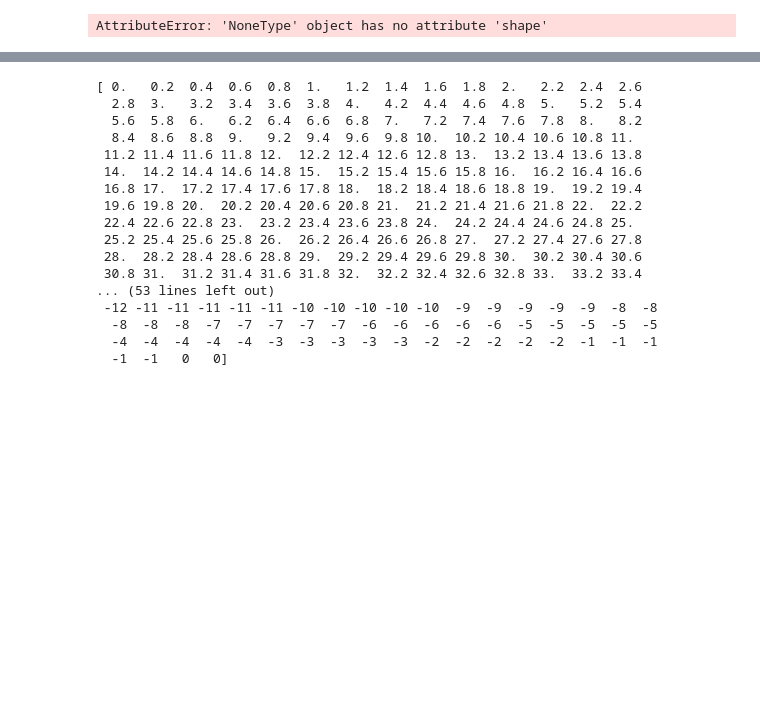
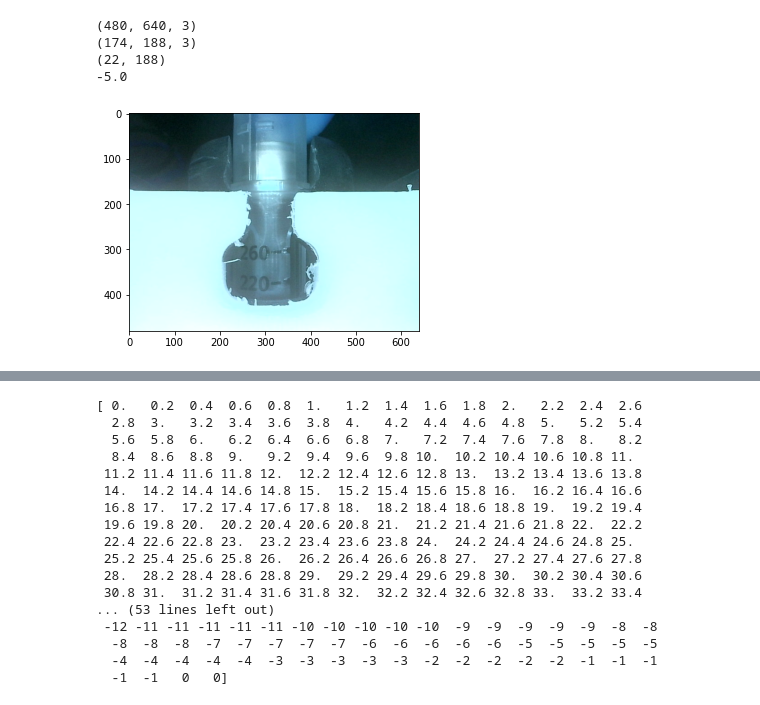
Before and after one commit to hamedty/pm, a Jupyter notebook: server/vision/vision_debug.ipynb, the cells around one changed output, grey strips where cells are left out. Drawn from its saved outputs; the diff is of its cells as text; code cells hidden in the pictures; blank space fills up the shorter version.

```diff
--- a/server/vision/vision_debug.ipynb
+++ b/server/vision/vision_debug.ipynb
@@ -72,62 +72,54 @@ G1 Y-90 F20000
 # %%
-frame = cv2.imread('../dump/data/a.png')
+frame = cv2.imread(f'../dump/{component}_192.168.44.{node}.png')
+
 print(frame.shape)
 plt.imshow(frame)
+
+x0 = roi['x0']
+dx = roi['dx']
+y0 = roi['y0']
+dy = roi['dy']
+frame = frame[y0:y0 + dy, x0:x0 + dx, :]
 
 def prepare_frame(frame, component):
     if component == 'dosing':
         x_downsample = 8
-        y_downsample = 2
+        y_downsample = 1
     elif component == 'holder':
-        x_downsample = 2
+        x_downsample = 1
         y_downsample = 8
     else:
         raise
 
     x_size = round(frame.shape[1] / x_downsample)
     y_size = round(frame.shape[0] / y_downsample)
 
     frame = cv2.cvtColor(frame, cv2.COLOR_BGR2GRAY)
-
     frame = cv2.resize(frame, (x_size, y_size), interpolation=cv2.INTER_AREA)
 
+    if component == 'dosing':
+        offset = active_roi(frame, back_cross_section)
+        frame = frame[DOSING_Y_MARGIN + offset:offset - DOSING_Y_MARGIN, :]
+
+    # if component == 'dosing':
+    #     mid_point = int(frame.shape[0] / 2)
+    #     a = frame[0:mid_point - 55, :].flatten()
+    #     b = frame[mid_point + 55:, :].flatten()
+    #     frame = np.concatenate([a, b])
+    # else:
     frame = frame.flatten()
+
     return frame
 
-def prepare_frame2(frame, component):
-    if component == 'dosing':
-        x_downsample = 8
-        y_downsample = 2
-    elif component == 'holder':
-        x_downsample = 2
-        y_downsample = 8
-    else:
-        raise
-
-    x0 = roi['x0']
-    x1 = roi['x0'] + roi['dx']
-    y0 = roi['y0']
-    y1 = roi['y0'] + roi['dy']
-    x_size = round(frame.shape[1] / x_downsample)
-    y_size = round(frame.shape[0] / y_downsample)
-
-    #frame = frame[y0:y1, x0:x1, :]
-    print(frame.shape)
-    frame = cv2.cvtColor(frame, cv2.COLOR_BGR2GRAY)
-    frame = cv2.resize(frame, (x_size, y_size), interpolation=cv2.INTER_AREA)
-    print(frame.shape)
-
-    # plt.imshow(frame)
-    # plt.show()
-    # raise
-
-    frame = frame.flatten()
-    return frame
 
 frame = prepare_frame2(frame, component)
 cls = clf.predict([frame])[0]
 print(cls)
 # %% [output]
-AttributeError: 'NoneType' object has no attribute 'shape'
+(480, 640, 3)
+(174, 188, 3)
+(22, 188)
+-5.0
+[figure, added]
 # %%
 coefs = np.array([j.base_estimator.coef_ for j in clf.calibrated_classifiers_]).mean(axis=0)
```
Also changed, not shown: parts of 3 cells of this notebook, 8 other files.
